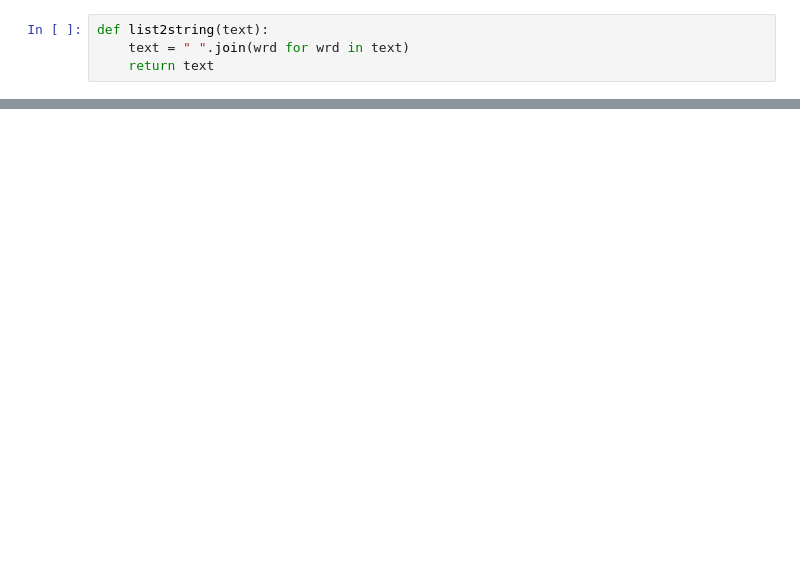
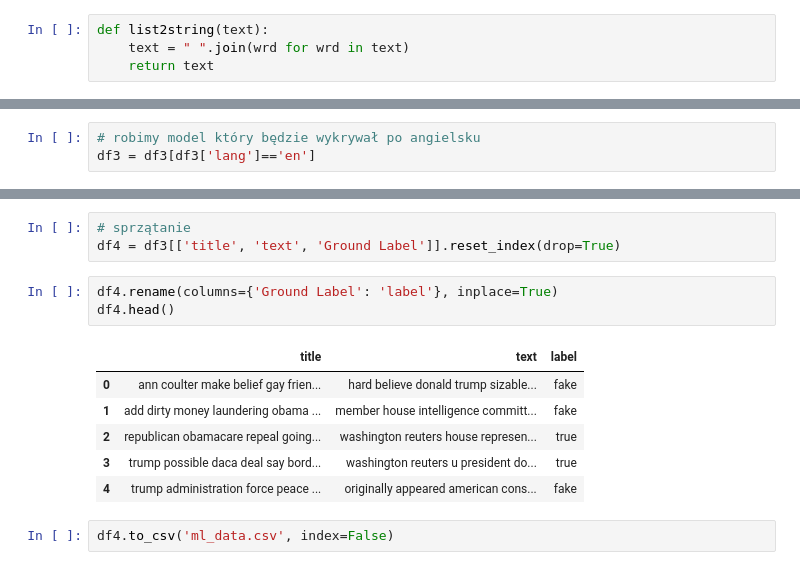
Before and after one commit to KarolinaMaczka/ItML, a Jupyter notebook: preprocessing.ipynb, the cells around one changed output, grey strips where cells are left out. Saved outputs shown, nothing was run; the diff lists cells and outputs as text; blank space fills up the shorter version.

```diff
--- a/preprocessing.ipynb
+++ b/preprocessing.ipynb
@@ -153,0 +204,3 @@ Name: text, Length: 68298, dtype: float64
+# %%
+# robimy model który będzie wykrywał po angielsku
+df3 = df3[df3['lang']=='en']
@@ -153,0 +225,15 @@ Name: text, Length: 68298, dtype: float64
+# %%
+# sprzątanie
+df4 = df3[['title', 'text', 'Ground Label']].reset_index(drop=True)
+# %%
+df4.rename(columns={'Ground Label': 'label'}, inplace=True)
+df4.head()
+# %% [output]
+|  | title | text | label |
+| 0 | ann coulter make belief gay frien... | hard believe donald trump sizable... | fake |
+| 1 | add dirty money laundering obama ... | member house intelligence committ... | fake |
+| 2 | republican obamacare repeal going... | washington reuters house represen... | true |
+| 3 | trump possible daca deal say bord... | washington reuters u president do... | true |
+| 4 | trump administration force peace ... | originally appeared american cons... | fake |
+# %%
+df4.to_csv('ml_data.csv', index=False)
```
Also changed, not shown: parts of 28 cells of this notebook.
